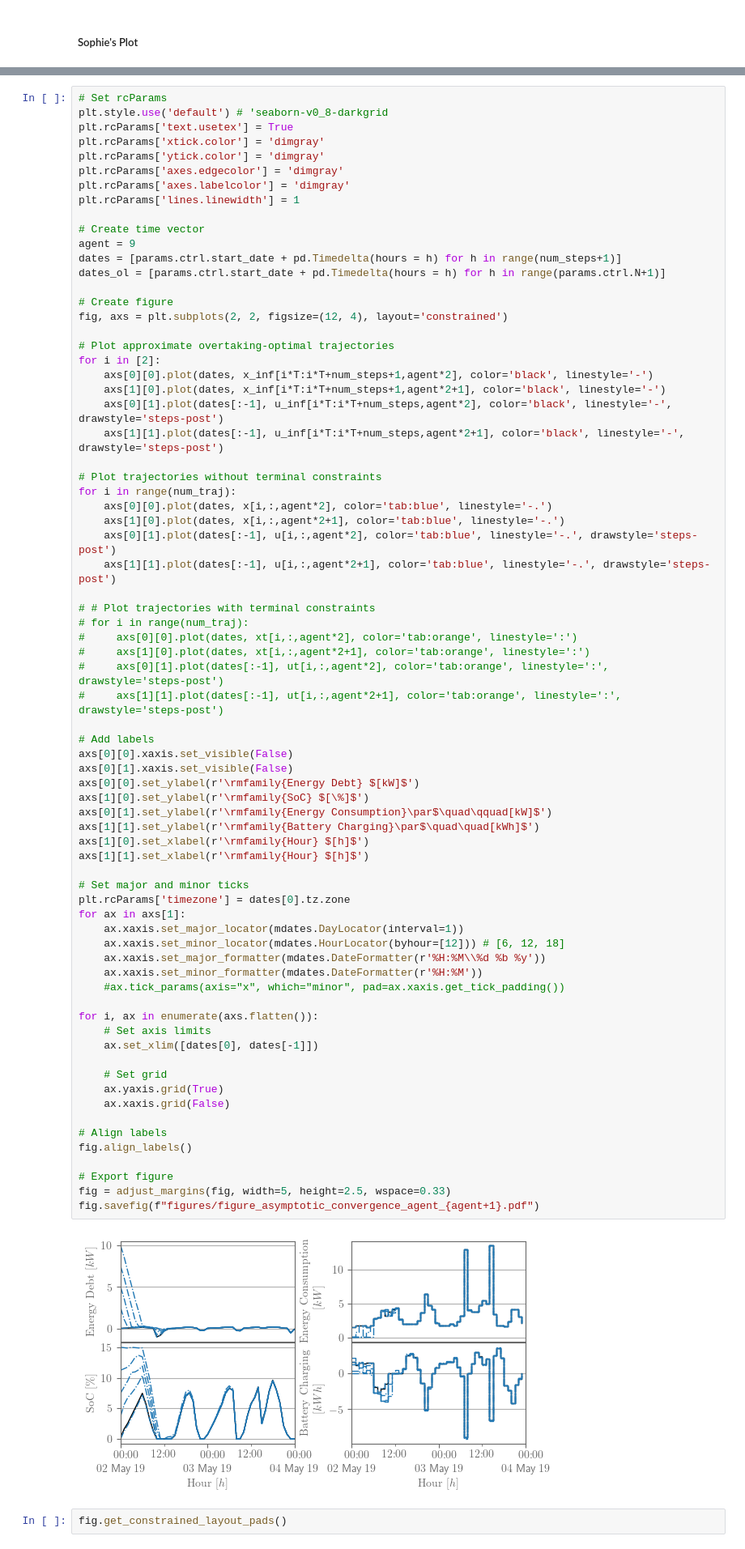
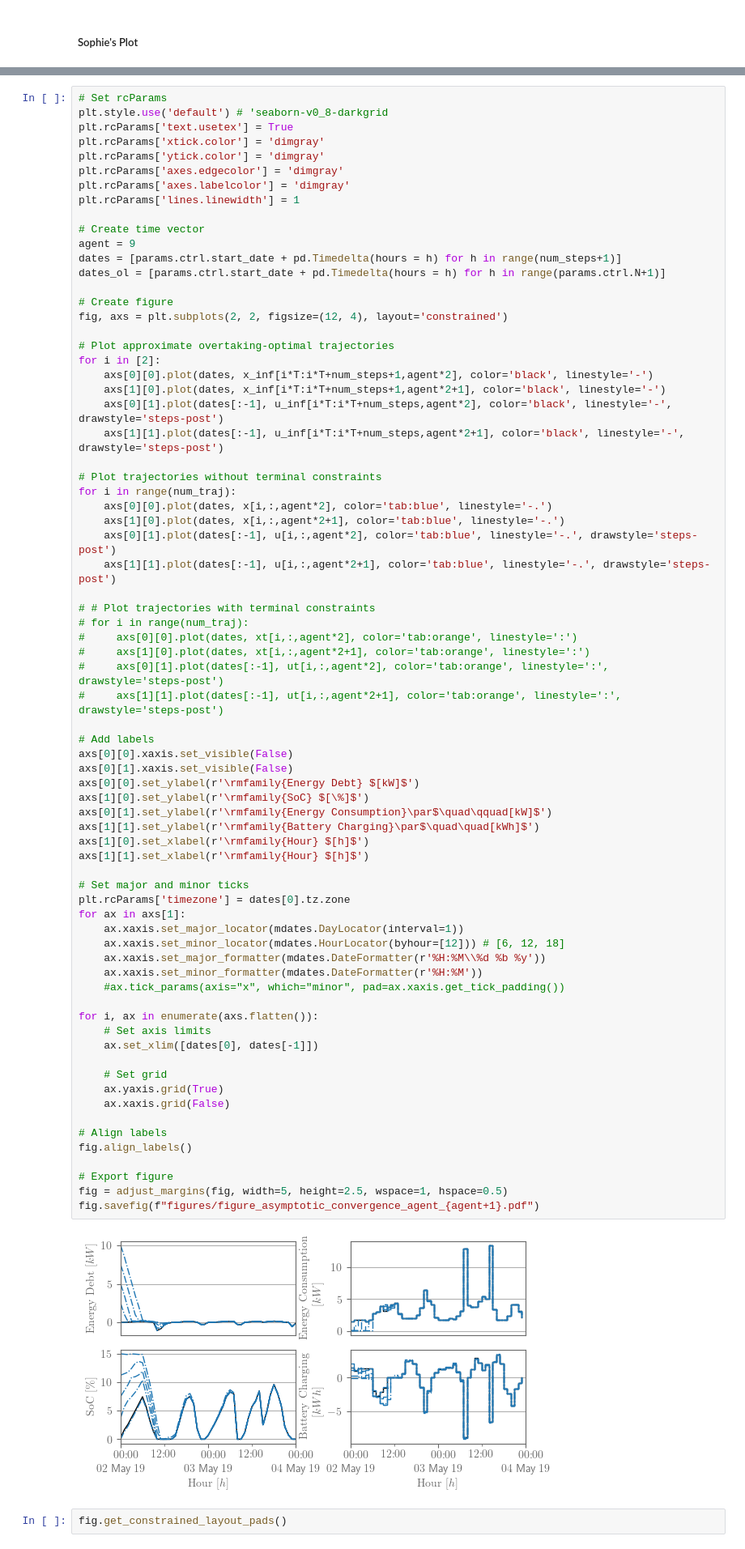
Before and after one commit to Gedlex/time-varying-RHGs, a Jupyter notebook: empc_DSMPC.ipynb, the cells around one changed output, grey strips where cells are left out. Shown at 81% size. Cells and saved outputs as stored; diff of their text form.

```diff
--- a/empc_DSMPC.ipynb
+++ b/empc_DSMPC.ipynb
@@ -674,35 +674,35 @@ axs[0][1].xaxis.set_visible(False)
 axs[0][0].set_ylabel(r'\rmfamily{Energy Debt} $[kW]$')
 axs[1][0].set_ylabel(r'\rmfamily{SoC} $[\%]$')
 axs[0][1].set_ylabel(r'\rmfamily{Energy Consumption}\par$\quad\qquad[kW]$')
 axs[1][1].set_ylabel(r'\rmfamily{Battery Charging}\par$\quad\quad[kWh]$')
 axs[1][0].set_xlabel(r'\rmfamily{Hour} $[h]$')
 axs[1][1].set_xlabel(r'\rmfamily{Hour} $[h]$')
 
 # Set major and minor ticks
 plt.rcParams['timezone'] = dates[0].tz.zone
 for ax in axs[1]:
     ax.xaxis.set_major_locator(mdates.DayLocator(interval=1))
     ax.xaxis.set_minor_locator(mdates.HourLocator(byhour=[12])) # [6, 12, 18]
     ax.xaxis.set_major_formatter(mdates.DateFormatter(r'%H:%M\\%d %b %y'))
     ax.xaxis.set_minor_formatter(mdates.DateFormatter(r'%H:%M'))
     #ax.tick_params(axis="x", which="minor", pad=ax.xaxis.get_tick_padding())
 
 for i, ax in enumerate(axs.flatten()):
     # Set axis limits
     ax.set_xlim([dates[0], dates[-1]])
 
     # Set grid
     ax.yaxis.grid(True)
     ax.xaxis.grid(False)
 
 # Align labels
 fig.align_labels()
 
 # Export figure
-fig = adjust_margins(fig, width=5, height=2.5, wspace=0.33)
+fig = adjust_margins(fig, width=5, height=2.5, wspace=1, hspace=0.5)
 fig.savefig(f"figures/figure_asymptotic_convergence_agent_{agent+1}.pdf")
 # %% [output]
-[figure, old version]
+[figure, new version]
 # %%
 fig.get_constrained_layout_pads()
 # %% [output]
```
Also changed, not shown: 2 other files.
